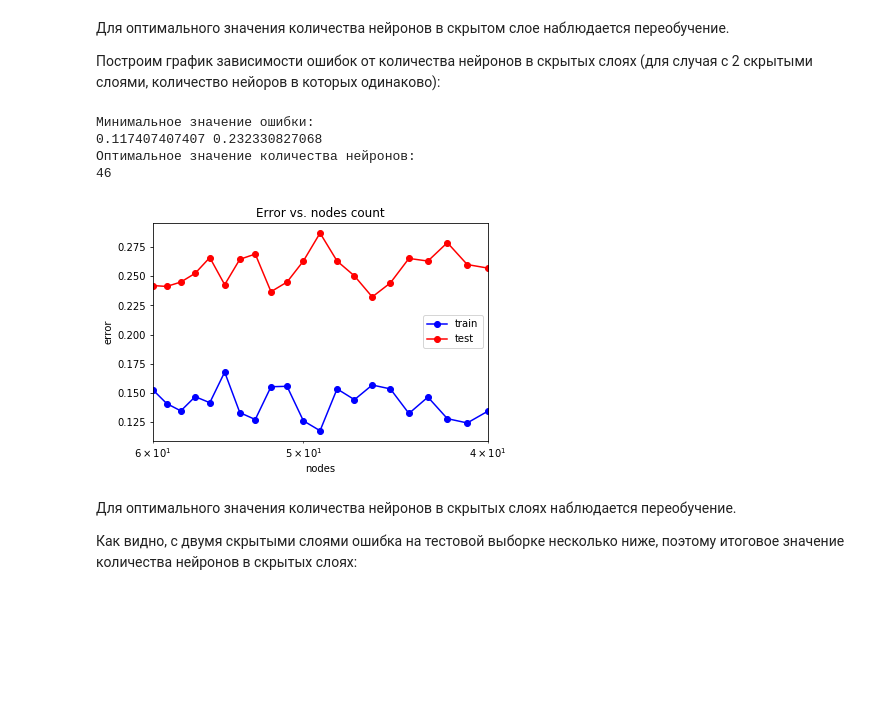
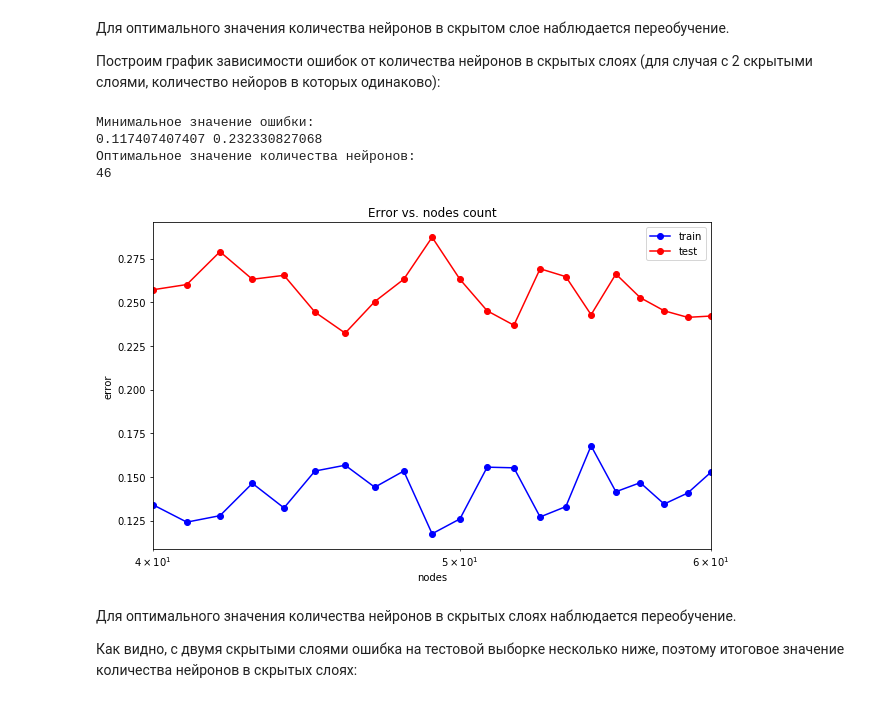
Before and after one commit to cetygamer/MachineLearning, a Jupyter notebook: Task 1/Task 1 - Default of Credit Card Clients.ipynb, the cells around one changed output. Drawn from its saved outputs; the diff is of its cells as text; code cells hidden in the pictures; blank space fills up the shorter version.

```diff
--- a/Task 1/Task 1 - Default of Credit Card Clients.ipynb
+++ b/Task 1/Task 1 - Default of Credit Card Clients.ipynb
@@ -438,35 +439,36 @@ for nodes in nodes_arr_2:
     mlp_model = MLPClassifier(hidden_layer_sizes = (nodes, nodes), solver = 'lbfgs',
                               activation = 'logistic', random_state = 24)
     mlp_model.fit(X_train, y_train)
 
     y_train_pred = mlp_model.predict(X_train)
     y_test_pred = mlp_model.predict(X_test)
     train_err.append(np.mean(y_train != y_train_pred))
     test_err.append(np.mean(y_test != y_test_pred))
 
 print("Минимальное значение ошибки:")
 min_train_err = np.min(train_err)
 min_test_err = np.min(test_err)
 print(min_train_err, min_test_err)
 
 print("Оптимальное значение количества нейронов:")
 nodes_opt_2 = nodes_arr_2[test_err == min_test_err][0]
 print(nodes_opt_2)
 
+plt.figure(figsize = (10, 6))
 plt.semilogx(nodes_arr_2, train_err, 'b-o', label = 'train')
 plt.semilogx(nodes_arr_2, test_err, 'r-o', label = 'test')
-plt.xlim([np.max(nodes_arr_2), np.min(nodes_arr_2)])
+plt.xlim([np.min(nodes_arr_2), np.max(nodes_arr_2)])
 plt.title('Error vs. nodes count')
 plt.xlabel('nodes')
 plt.ylabel('error')
 plt.legend()
 pass
 # %% [output]
 Минимальное значение ошибки:
 0.117407407407 0.232330827068
 Оптимальное значение количества нейронов:
 46
-[figure, old version]
+[figure, new version]
 # %% [markdown]
 Для оптимального значения количества нейронов в скрытых слоях наблюдается переобучение.
 
```
Also changed, not shown: parts of 25 cells of this notebook.
